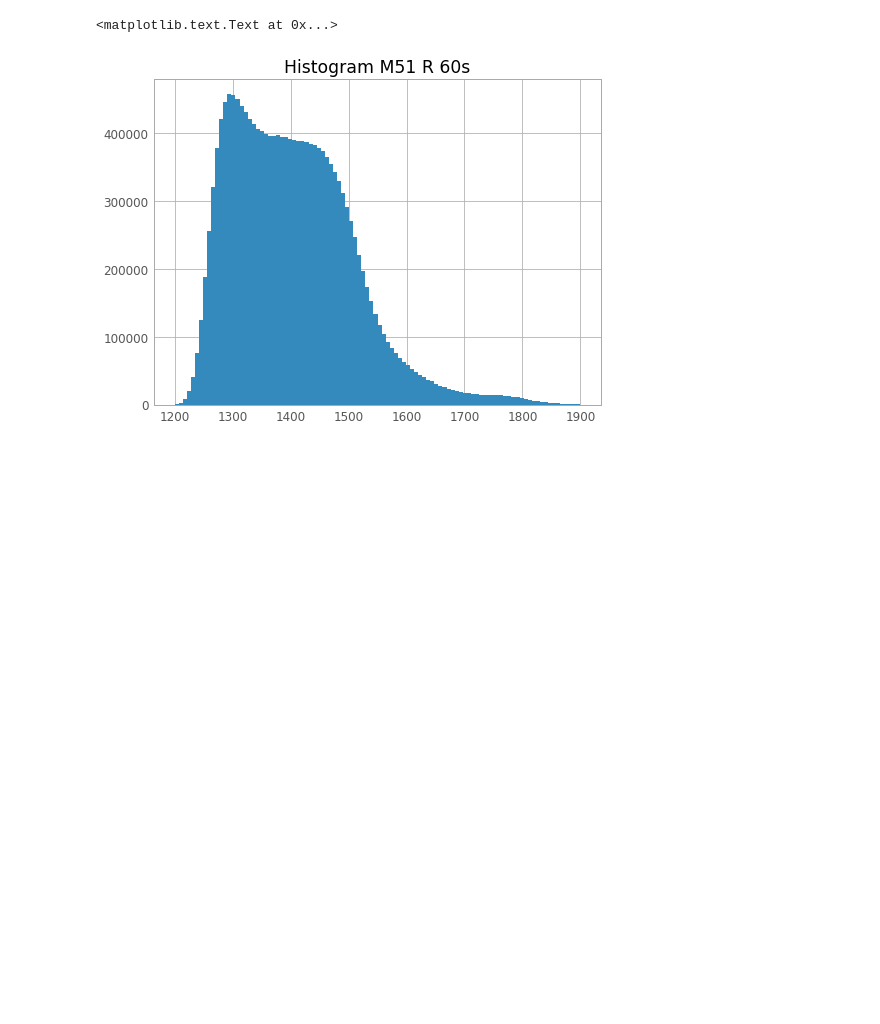
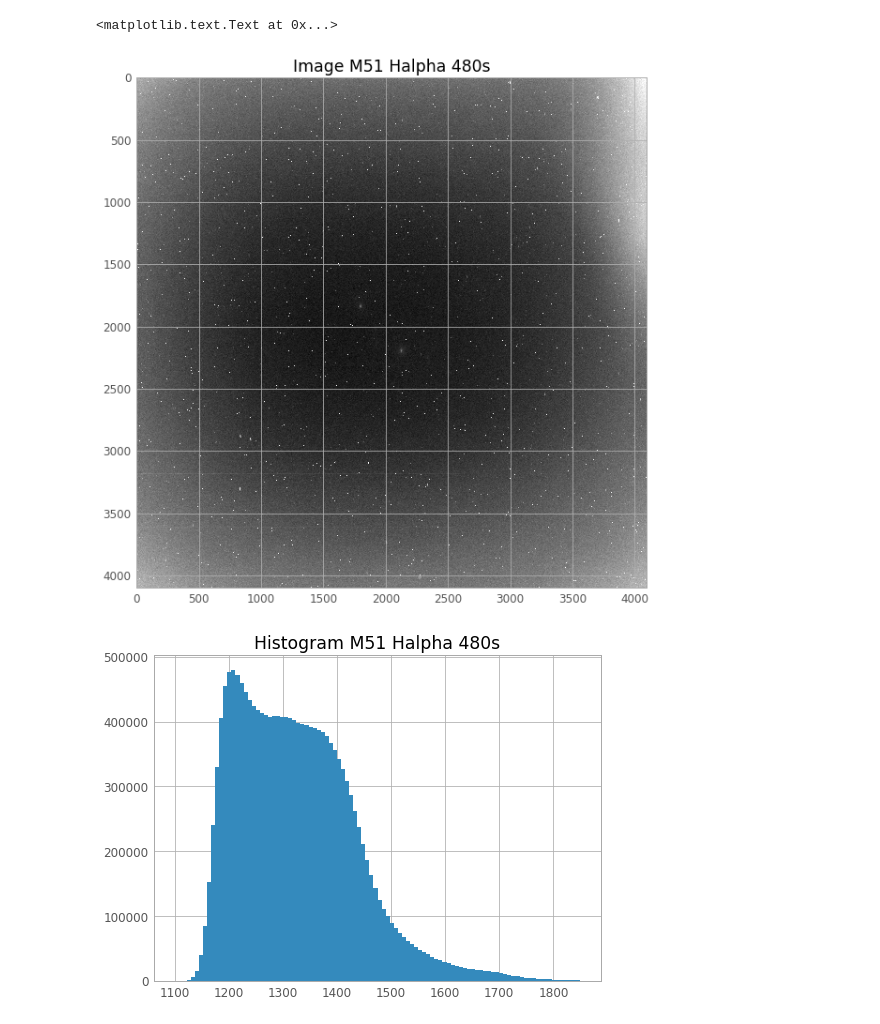
Before and after one commit to tdiggelm/ETH_ASL_ASTRO_Telescope, a Jupyter notebook: fits_editing.ipynb, the cells around one changed output. Saved outputs shown, nothing was run; the diff lists cells and outputs as text; code cells hidden in the pictures; blank space fills up the shorter version.

```diff
--- a/fits_editing.ipynb
+++ b/fits_editing.ipynb
@@ -55,4 +69 @@ m51_B_120 =  m51_B_120 / fits.getdata("flat_G_master.FIT")
-# %%
-m51_Ha_480 = fits.getdata("20171005/M51_Ha_480.FIT")
-m51_Ha_480 =  m51_Ha_480 / fits.getdata("flat_Ha2_master.FIT")
 # %%
@@ -72,8 +95,15 @@ plt.title("Image M51 R 480s")
-# %%
-h = plt.hist(m51_R_60.flat, bins=100, range=(1200,1900))
-plt.title("Histogram M51 R 60s")
-# %% [output]
-<matplotlib.text.Text at 0x...>
-[figure, removed]
+# %%
+plt.figure(figsize = (10,10))
+norm = ImageNormalize(vmin=1100, vmax=1850, stretch=LinearStretch())
+plt.imshow(m51_Ha_480, cmap="gray", norm=norm, interpolation="none")
+plt.title("Image M51 Halpha 480s")
+
+plt.figure()
+h = plt.hist(m51_Ha_480.flat, bins=100, range=(1100,1850))
+plt.title("Histogram M51 Halpha 480s")
+# %% [output]
+<matplotlib.text.Text at 0x...>
+[figure, added]
+[figure, added]
 # %%
 plt.figure(figsize = (10,10))
```
Also changed, not shown: parts of 16 cells of this notebook.
